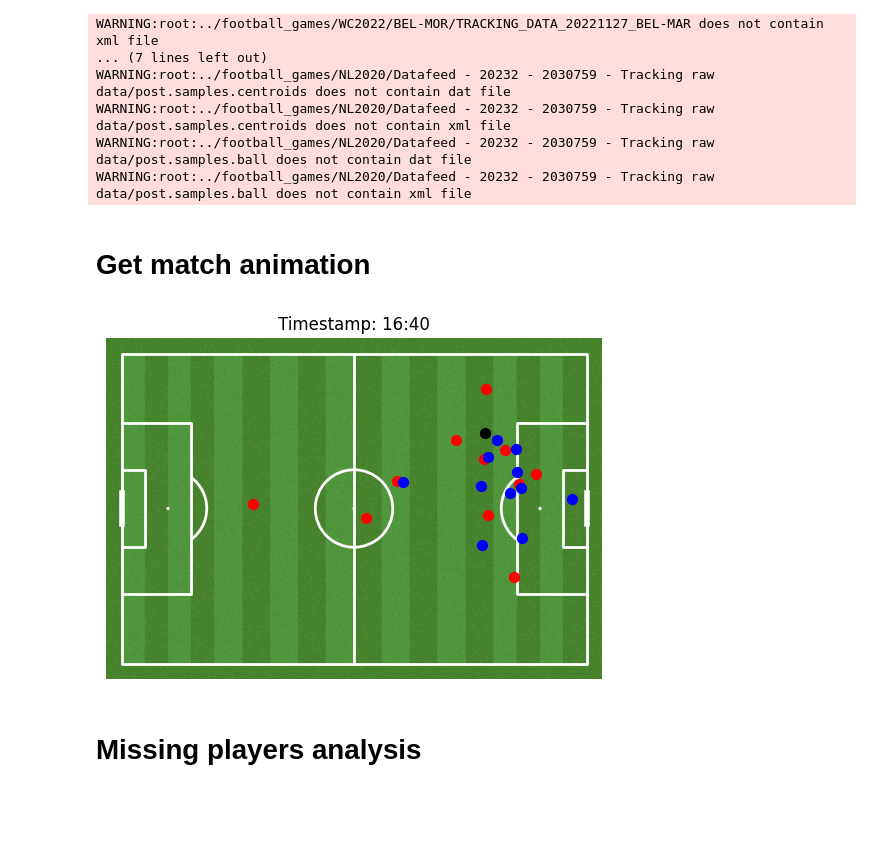
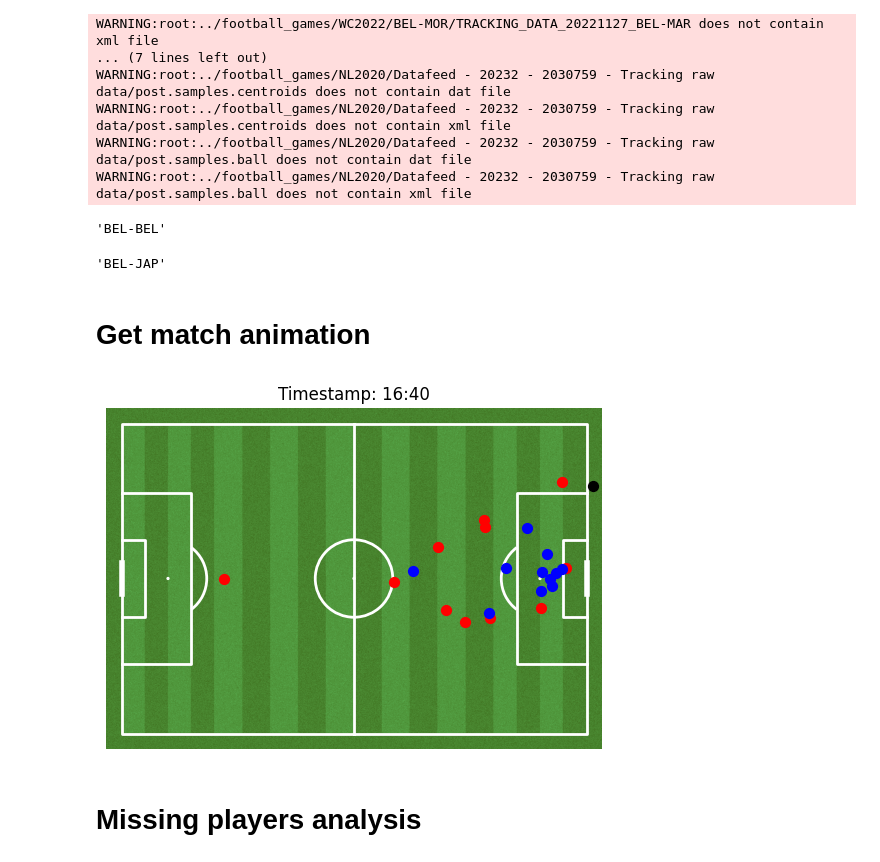
Before and after one commit to Ziolo1999/GNNsFootballEventSpotting, a Jupyter notebook: Code/ExploratoryDataAnalysis.ipynb, the cells around one changed output. Cells and saved outputs as stored; diff of their text form; code cells hidden in the pictures; blank space fills up the shorter version.

```diff
--- a/Code/ExploratoryDataAnalysis.ipynb
+++ b/Code/ExploratoryDataAnalysis.ipynb
@@ -44,15 +42,25 @@ WARNING:root:../football_games/NL2020/Datafeed - 20232 - 2030759 - Tracking raw
 WARNING:root:../football_games/NL2020/Datafeed - 20232 - 2030759 - Tracking raw data/post.samples.centroids does not contain xml file
 WARNING:root:../football_games/NL2020/Datafeed - 20232 - 2030759 - Tracking raw data/post.samples.ball does not contain dat file
 WARNING:root:../football_games/NL2020/Datafeed - 20232 - 2030759 - Tracking raw data/post.samples.ball does not contain xml file
+# %%
+files[0].name
+# %% [output]
+'BEL-BEL'
+# %%
+txt = "CAN-BEL"
+x = np.array([files[i].name for i in range(len(files))])
+files[15].name
+# %% [output]
+'BEL-JAP'
 # %% [markdown]
 # Get match animation
 # %%
-dataset = DatasetPreprocessor(1/5, files[0].name)
-dataset.open_dataset(files[0].datafile, files[0].metafile)
+dataset = DatasetPreprocessor(1/5, files[15].name)
+dataset.open_dataset(files[15].datafile, files[15].metafile)
 # not visible in jupyter notebook you can save
-dataset.animate_game(frame_threshold=5000, save_dir="GameAnimation.mp4", interval=10)
+dataset.animate_game(frame_threshold=5000, save_dir="BelgiumJapan.mp4", interval=60)
 # %% [output]
-[figure, old version]
+[figure, new version]
 # %% [markdown]
 # Missing players analysis
 # %%
```
Also changed, not shown: parts of 1 cell of this notebook, 4 other files.
